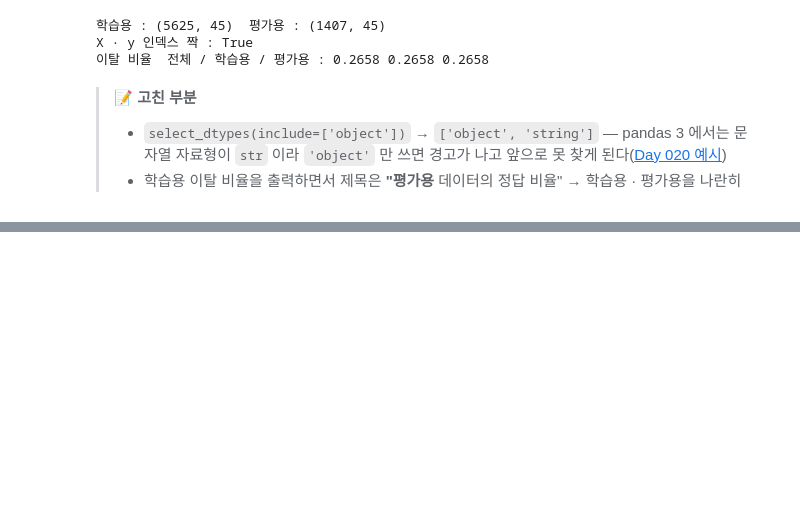
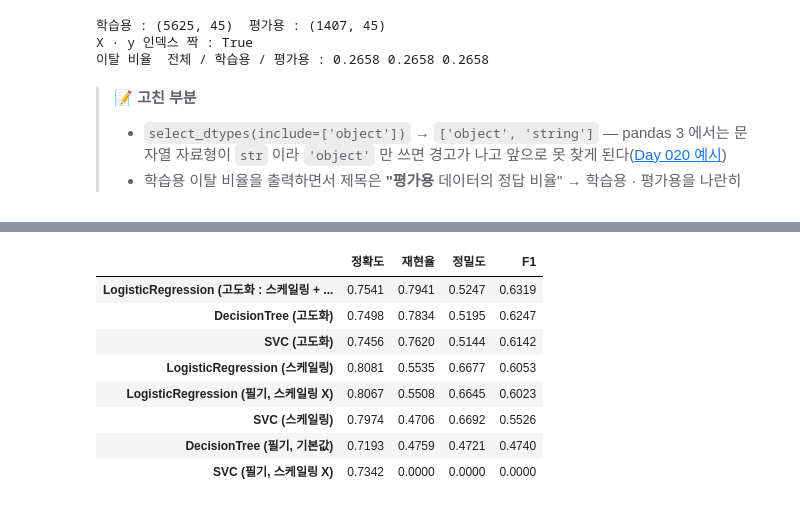
Before and after one commit to funbox-io/SK-Networks-Family-AI-37, a Jupyter notebook: days/2026-10-21/lecture/churn_model_evaluation.ipynb, the cells around one changed output, grey strips where cells are left out. Drawn from its saved outputs; the diff is of its cells as text; code cells hidden in the pictures; blank space fills up the shorter version.

```diff
--- a/days/2026-10-21/lecture/churn_model_evaluation.ipynb
+++ b/days/2026-10-21/lecture/churn_model_evaluation.ipynb
@@ -488,0 +633,6 @@ plt.show()
+# %%
+# 필요한 모델 클래스 임포트
+from sklearn.tree import DecisionTreeClassifier
+
+# 클래스 호출, 모델 생성 (기본값 : max_depth=None → 끝까지 자란다)
+dt = DecisionTreeClassifier(random_state=0)
@@ -488,0 +657,8 @@ plt.show()
+# %%
+acc_dt_train = accuracy_score(y_train, dt.predict(X_train))
+acc_dt = accuracy_score(y_test, pred_test_dt)
+print(f'DecisionTree 학습용 정확도 : {acc_dt_train:.4f}')
+print(f'DecisionTree 평가용 정확도 : {acc_dt:.4f}  ← 기준선(0.7342)보다도 낮다')
+print(classification_report(y_test, pred_test_dt, digits=3))
+
+dt_basic = dt       # 아래 9장에서 dt 변수를 새 모델로 바꾸므로 따로 보관
@@ -488,0 +798,22 @@ plt.show()
+# %%
+results = pd.DataFrame({
+    'LogisticRegression (필기, 스케일링 X)': scores(lr_basic),
+    'LogisticRegression (스케일링)': scores(lr_scaled),
+    'LogisticRegression (고도화 : 스케일링 + balanced)': scores(best_lr),
+    'SVC (필기, 스케일링 X)': scores(svc),
+    'SVC (스케일링)': scores(svc_scaled),
+    'SVC (고도화)': scores(best_svc),
+    'DecisionTree (필기, 기본값)': scores(dt_basic),
+    'DecisionTree (고도화)': scores(best_dt),
+}).T.round(4)
+results.sort_values('F1', ascending=False)
+# %% [output]
+|  | 정확도 | 재현율 | 정밀도 | F1 |
+| LogisticRegression (고도화 : 스케일링 + ... | 0.7541 | 0.7941 | 0.5247 | 0.6319 |
+| DecisionTree (고도화) | 0.7498 | 0.7834 | 0.5195 | 0.6247 |
+| SVC (고도화) | 0.7456 | 0.7620 | 0.5144 | 0.6142 |
+| LogisticRegression (스케일링) | 0.8081 | 0.5535 | 0.6677 | 0.6053 |
+| LogisticRegression (필기, 스케일링 X) | 0.8067 | 0.5508 | 0.6645 | 0.6023 |
+| SVC (스케일링) | 0.7974 | 0.4706 | 0.6692 | 0.5526 |
+| DecisionTree (필기, 기본값) | 0.7193 | 0.4759 | 0.4721 | 0.4740 |
+| SVC (필기, 스케일링 X) | 0.7342 | 0.0000 | 0.0000 | 0.0000 |
```
Also changed, not shown: parts of 94 cells of this notebook, 3 other files.
